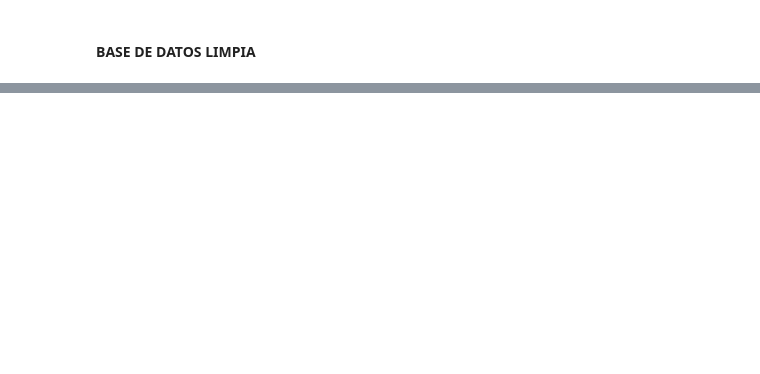
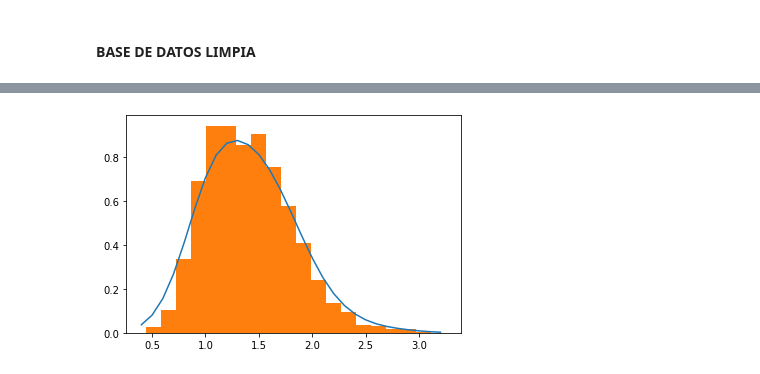
Before and after one commit to ACristinaVV/Proyecto_Avocado, a Jupyter notebook: Proyecto_Nodo1y2.ipynb, the cells around one changed output, grey strips where cells are left out. Saved outputs shown, nothing was run; the diff lists cells and outputs as text; code cells hidden in the pictures; blank space fills up the shorter version.

```diff
--- a/Proyecto_Nodo1y2.ipynb
+++ b/Proyecto_Nodo1y2.ipynb
@@ -154,0 +363,5 @@ import seaborn as sns
+# %%
+precios = data['AveragePrice']
+# %%
+prices = kde_scipy_2(data['AveragePrice'])
+prices
@@ -154,0 +374,8 @@ import seaborn as sns
+# %%
+x_precio = np.arange(0.40,3.30,.10)
+plt.figure()
+plt.plot(x_precio,prices(x_precio))
+plt.hist(precios,bins = 20, density = True)
+plt.show()
+# %% [output]
+[figure, added]
```
Also changed, not shown: parts of 80 cells of this notebook.
